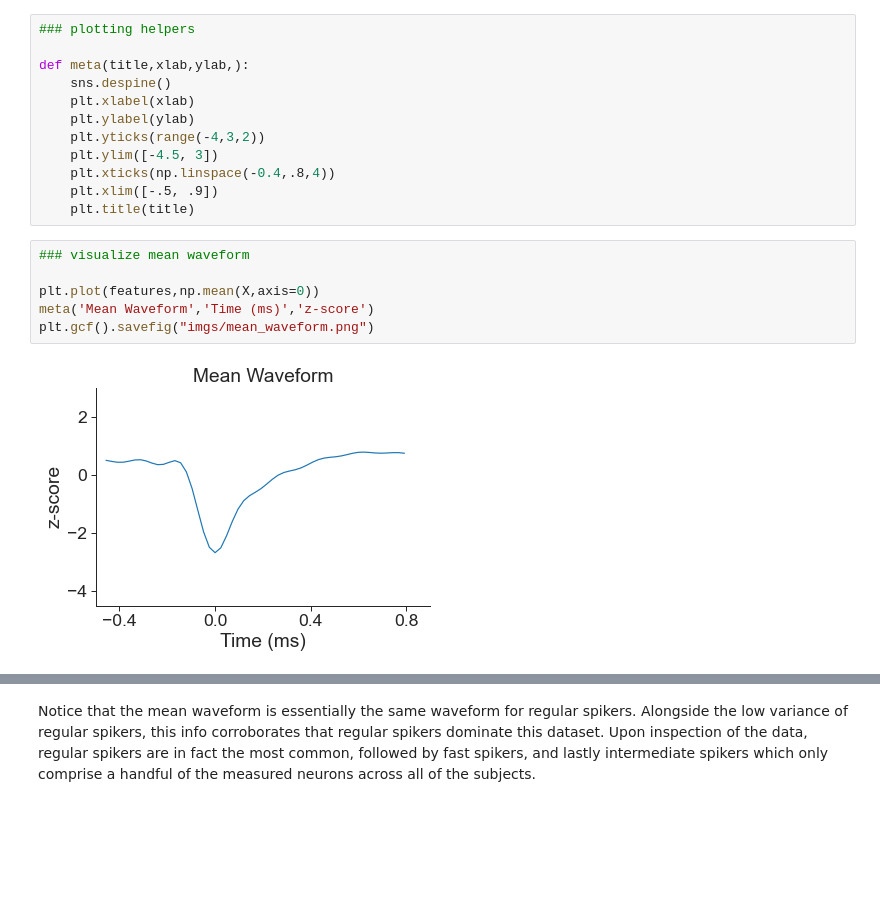
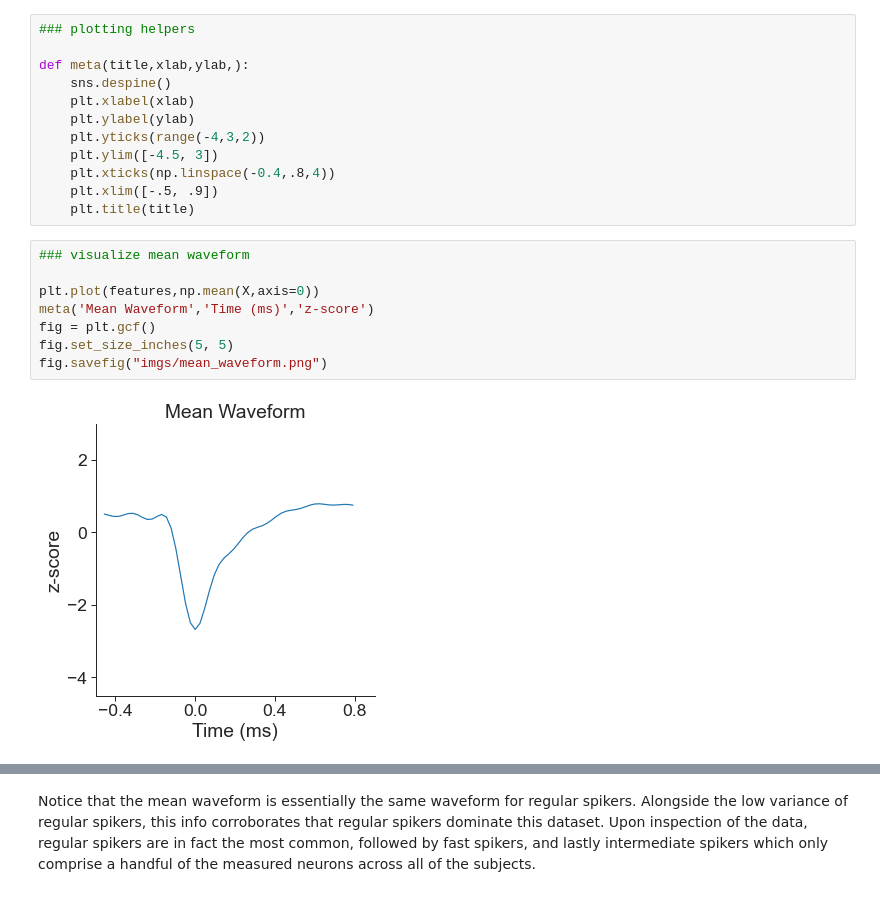
Before and after one commit to zstoebs/neural_dim_reduction, a Jupyter notebook: waveform_to_cell_type.ipynb, the cells around one changed output, grey strips where cells are left out. Drawn from its saved outputs; the diff is of its cells as text; blank space fills up the shorter version.

```diff
--- a/waveform_to_cell_type.ipynb
+++ b/waveform_to_cell_type.ipynb
@@ -100,11 +101,13 @@ def meta(title,xlab,ylab,):
 # %%
 ### visualize mean waveform
 
 plt.plot(features,np.mean(X,axis=0))
 meta('Mean Waveform','Time (ms)','z-score')
-plt.gcf().savefig("imgs/mean_waveform.png")
+fig = plt.gcf()
+fig.set_size_inches(5, 5)
+fig.savefig("imgs/mean_waveform.png")
 # %% [output]
-[figure, old version]
+[figure, new version]
 # %%
 ### visualize waveform cell types
 
```
Also changed, not shown: parts of 7 cells of this notebook, 5 other files.
